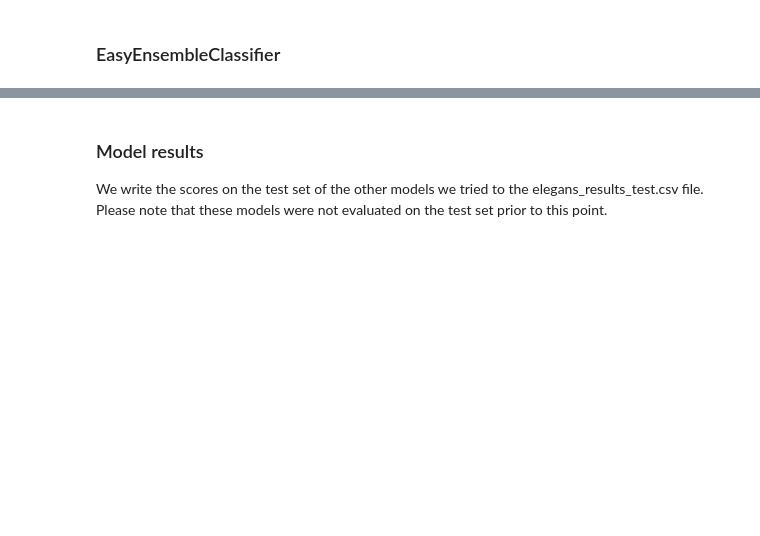
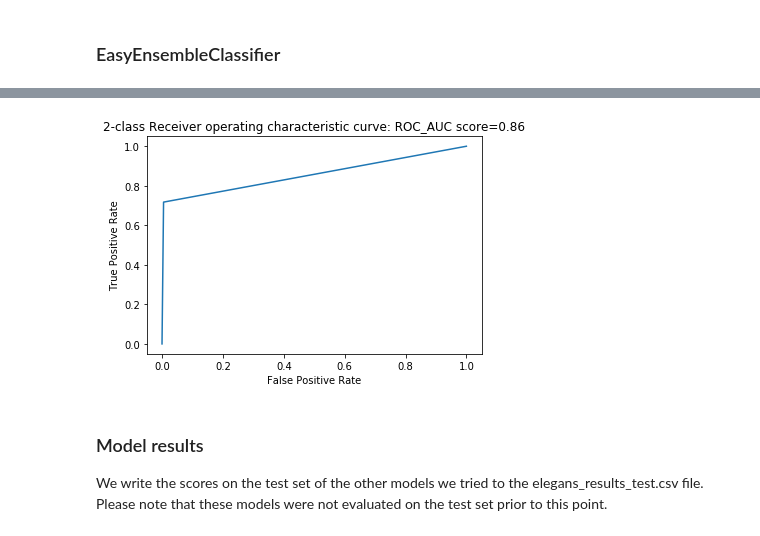
Before and after one commit to moserle/Splice-Site-Prediction, a Jupyter notebook: elegans_splice_site_prediction.ipynb, the cells around one changed output, grey strips where cells are left out. Drawn from its saved outputs; the diff is of its cells as text; code cells hidden in the pictures; blank space fills up the shorter version.

```diff
--- a/elegans_splice_site_prediction.ipynb
+++ b/elegans_splice_site_prediction.ipynb
@@ -1070,3 +1175,7 @@ plot_roc_curve(eec_wrapper, x_test, y_test)
+# %%
+plot_roc_curve(shogun_model_wrapper, x_test, y_test)
+# %% [output]
+[figure, added]
 # %% [markdown]
 ### Model results
 We write the scores on the test set of the other models we tried to the elegans_results_test.csv file. Please note that these models were not evaluated on the test set prior to this point.
```
Also changed, not shown: parts of 25 cells of this notebook, 1 other file.
